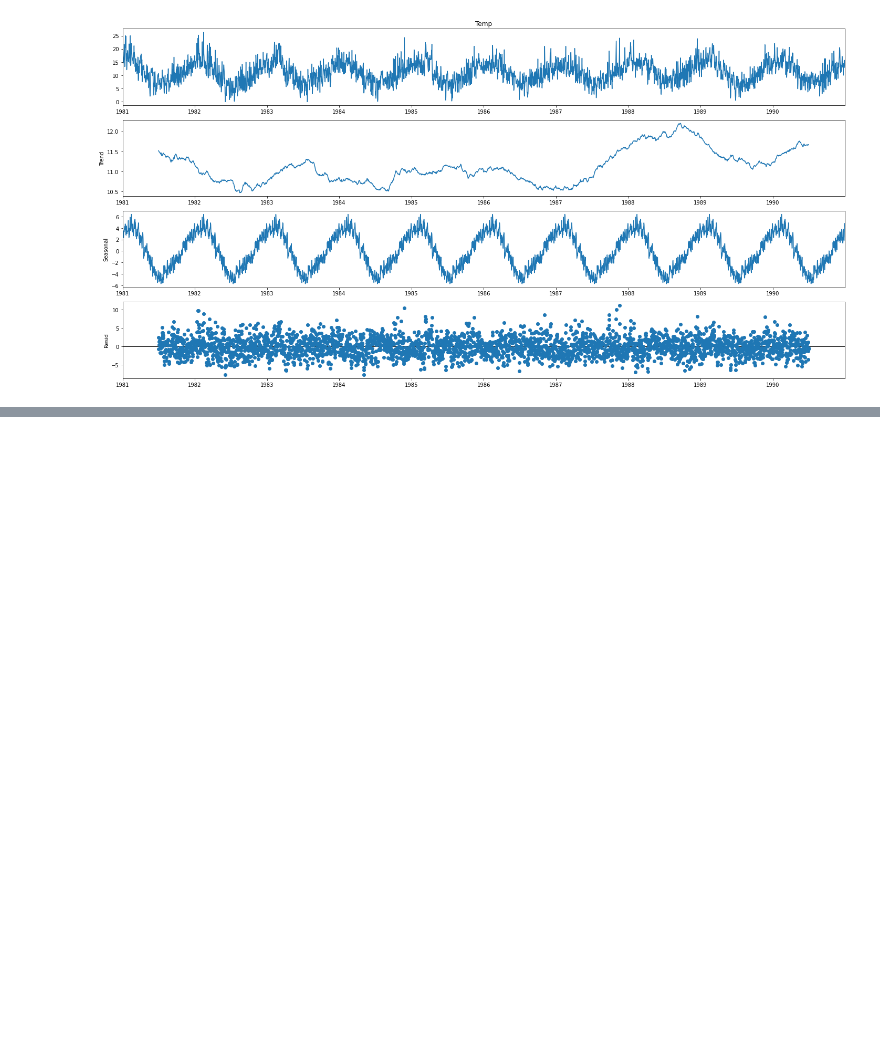
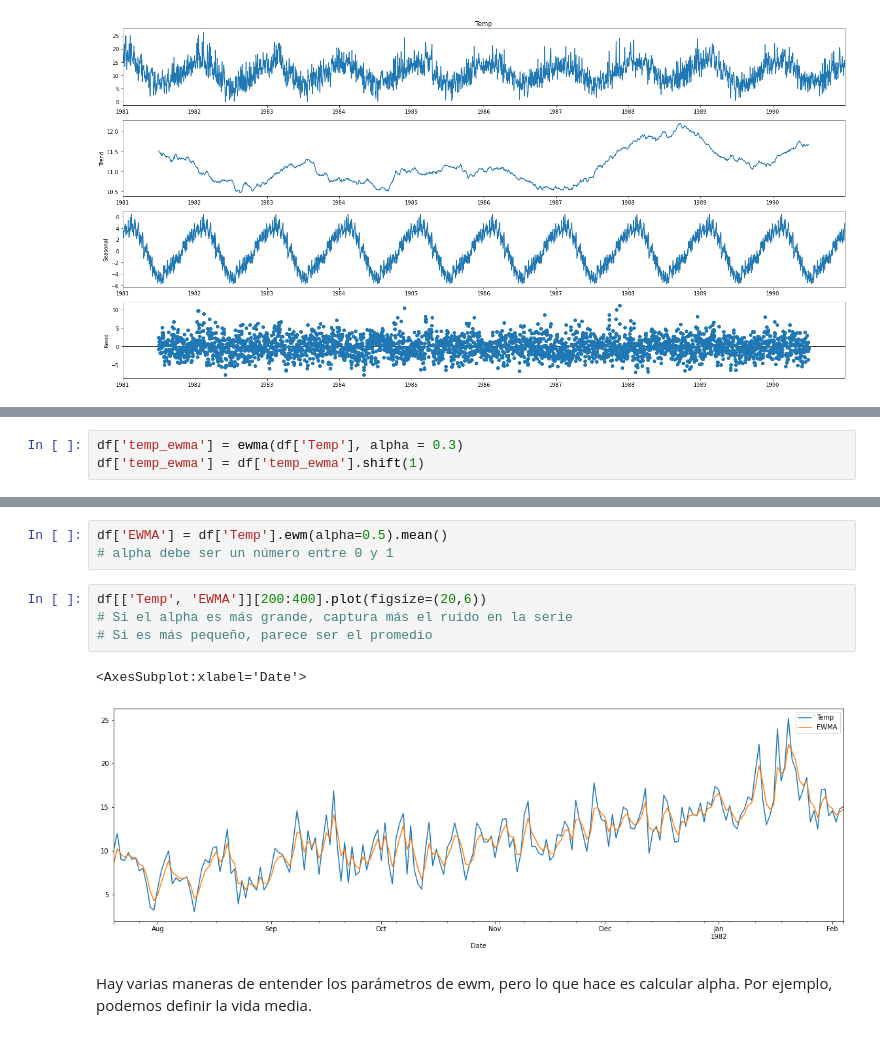
Before and after one commit to Ladivcr/Neural-network-class, a Jupyter notebook: RN2/Time_Series/TimeSeries_1.ipynb, the cells around one changed output, grey strips where cells are left out. Drawn from its saved outputs; the diff is of its cells as text; blank space fills up the shorter version.

```diff
--- a/RN2/Time_Series/TimeSeries_1.ipynb
+++ b/RN2/Time_Series/TimeSeries_1.ipynb
@@ -616,0 +662,3 @@ result.plot()
+# %%
+df['temp_ewma'] = ewma(df['Temp'], alpha = 0.3)
+df['temp_ewma'] = df['temp_ewma'].shift(1)
@@ -616,0 +675,12 @@ result.plot()
+# %%
+df['EWMA'] = df['Temp'].ewm(alpha=0.5).mean()
+# alpha debe ser un número entre 0 y 1
+# %%
+df[['Temp', 'EWMA']][200:400].plot(figsize=(20,6))
+# Si el alpha es más grande, captura más el ruido en la serie
+# Si es más pequeño, parece ser el promedio
+# %% [output]
+<AxesSubplot:xlabel='Date'>
+[figure, added]
+# %% [markdown]
+Hay varias maneras de entender los parámetros de ewm, pero lo que hace es calcular alpha. Por ejemplo, podemos definir la vida media.
```
Also changed, not shown: parts of 14 cells of this notebook.
